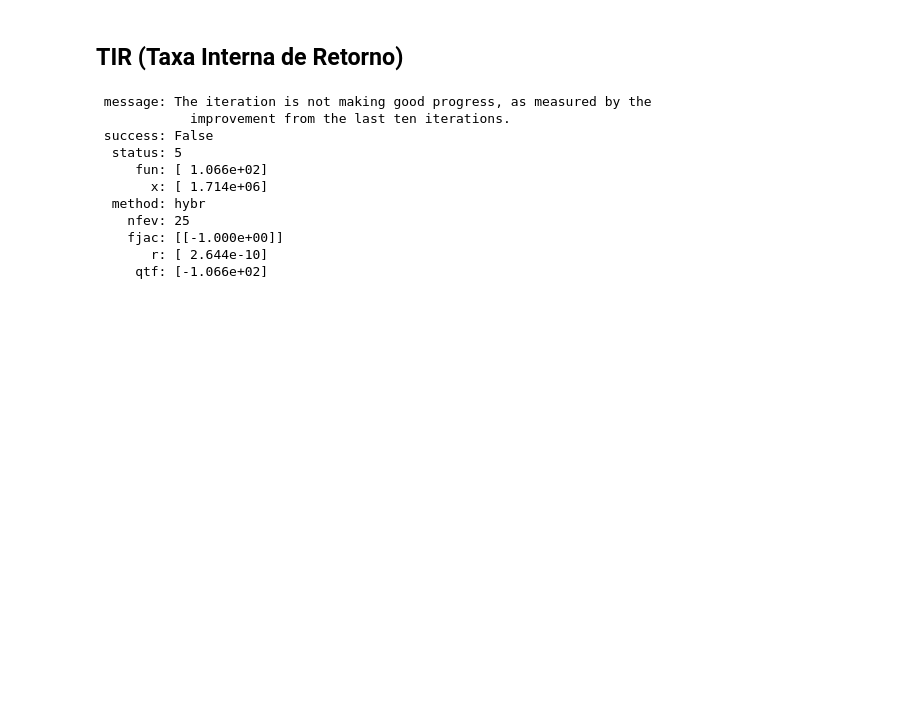
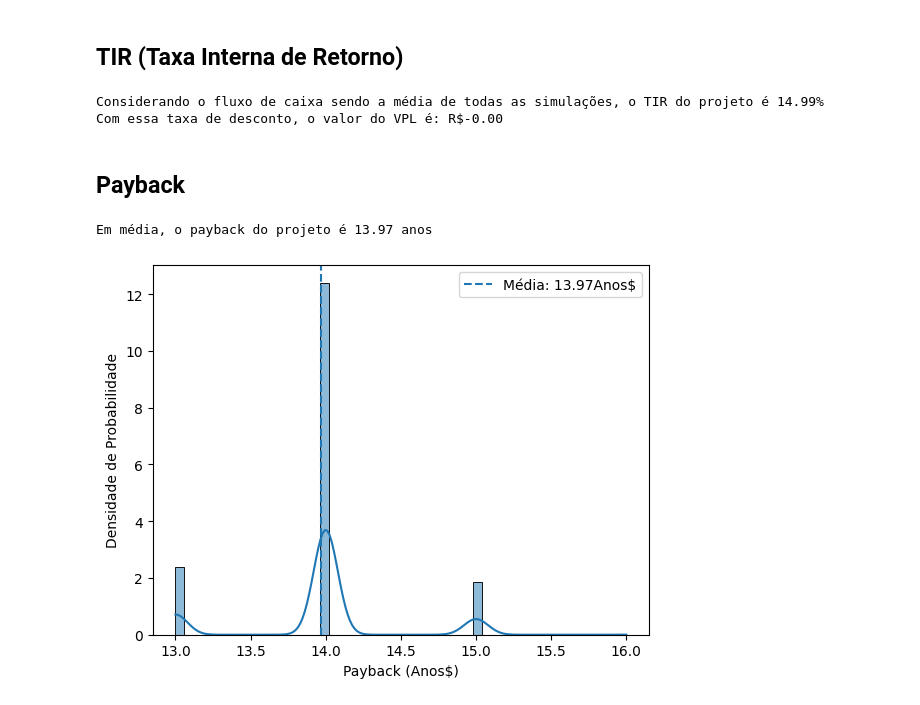
Before and after one commit to silash35/worklab, a Jupyter notebook: UFBA/ENGD06/src/metrics.ipynb, the cells around one changed output. Drawn from its saved outputs; the diff is of its cells as text; code cells hidden in the pictures; blank space fills up the shorter version.

Commit message:
Add TIR and Payback

```diff
--- a/UFBA/ENGD06/src/metrics.ipynb
+++ b/UFBA/ENGD06/src/metrics.ipynb
@@ -62,20 +78,39 @@ O VPL do projeto é R$479.09
 # %% [markdown]
 ## TIR (Taxa Interna de Retorno)
-# %%
-from scipy.optimize import root
-
-tir = root(calcular_vpl, x0=0.5, args=(calcular_fluxos_caixa()))
-
-print(tir)
-# %% [output]
- message: The iteration is not making good progress, as measured by the
-            improvement from the last ten iterations.
- success: False
-  status: 5
-     fun: [ 1.066e+02]
-       x: [ 1.714e+06]
-  method: hybr
-    nfev: 25
-    fjac: [[-1.000e+00]]
-       r: [ 2.644e-10]
-     qtf: [-1.066e+02]
+# %%
+from scipy.optimize import root
+
+tir = root(calcular_vpl, x0=0.1, args=(fluxos_media,)).x[0]
+
+print(
+    f"Considerando o fluxo de caixa sendo a média de todas as simulações, o TIR do projeto é {tir*100:.2f}%"
+)
+print(
+    f"Com essa taxa de desconto, o valor do VPL é: R${calcular_vpl(tir, fluxos_media):.2f}"
+)
+# %% [output]
+Considerando o fluxo de caixa sendo a média de todas as simulações, o TIR do projeto é 14.99%
+Com essa taxa de desconto, o valor do VPL é: R$-0.00
+# %% [markdown]
+## Payback
+# %%
+def calcular_payback(taxa_desconto, fluxos_caixa):
+    vpl = 0
+    for t, fc in enumerate(fluxos_caixa):
+        vpl += fc / (1 + taxa_desconto) ** t
+        if vpl >= 0:
+            return t
+
+    print("Projeto sem payback")
+    return -1
+
+
+payback_values = [
+    calcular_payback(taxa_de_desconto, simulações_fluxos[i]) for i in range(trials)
+]
+
+print(f"Em média, o payback do projeto é {np.mean(payback_values):.2f} anos")
+plot_density(payback_values, "Payback", "Anos$")
+# %% [output]
+Em média, o payback do projeto é 13.97 anos
+[figure, added]
```
Also changed, not shown: parts of 5 cells of this notebook, 1 other file.
